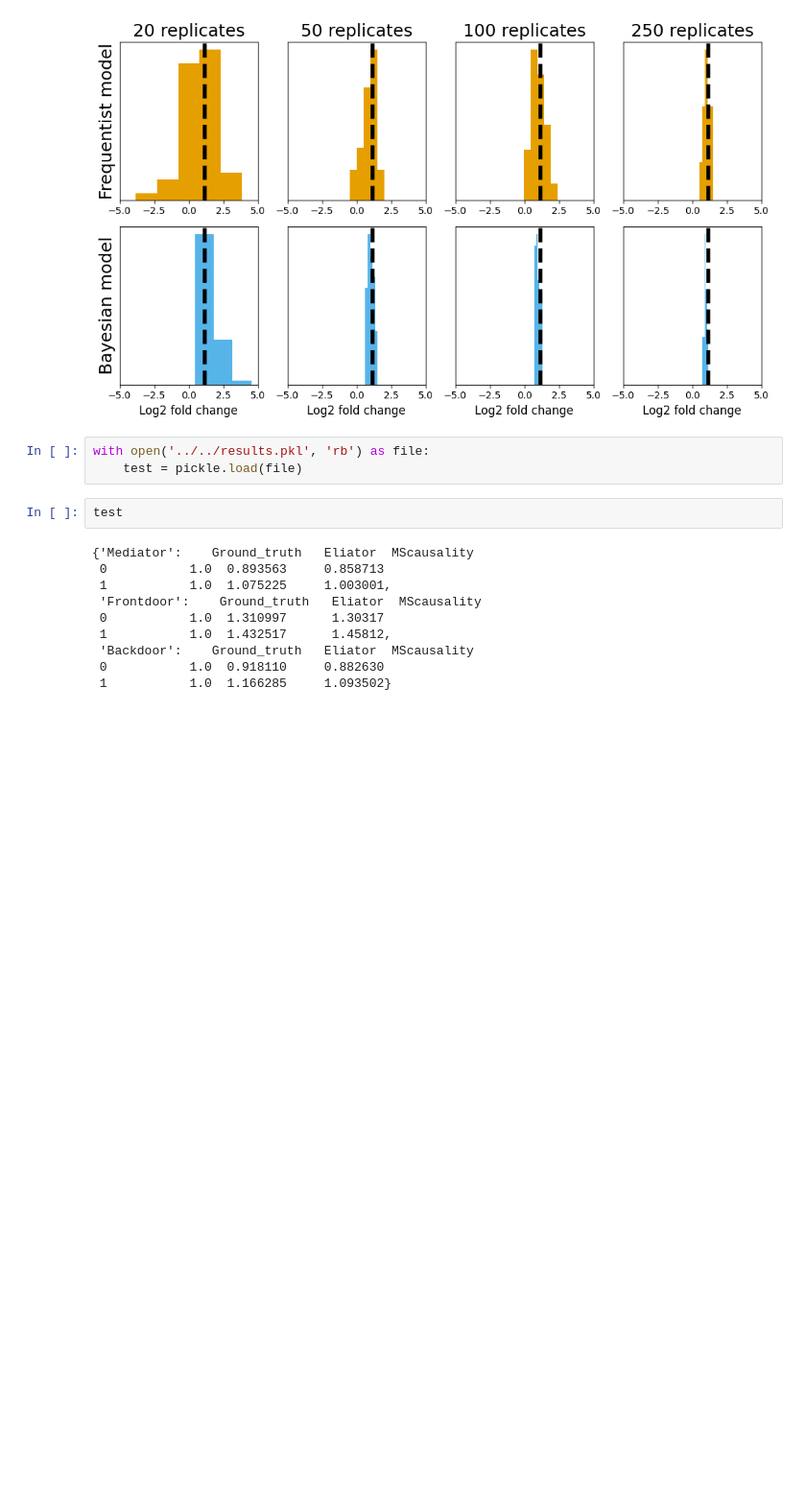
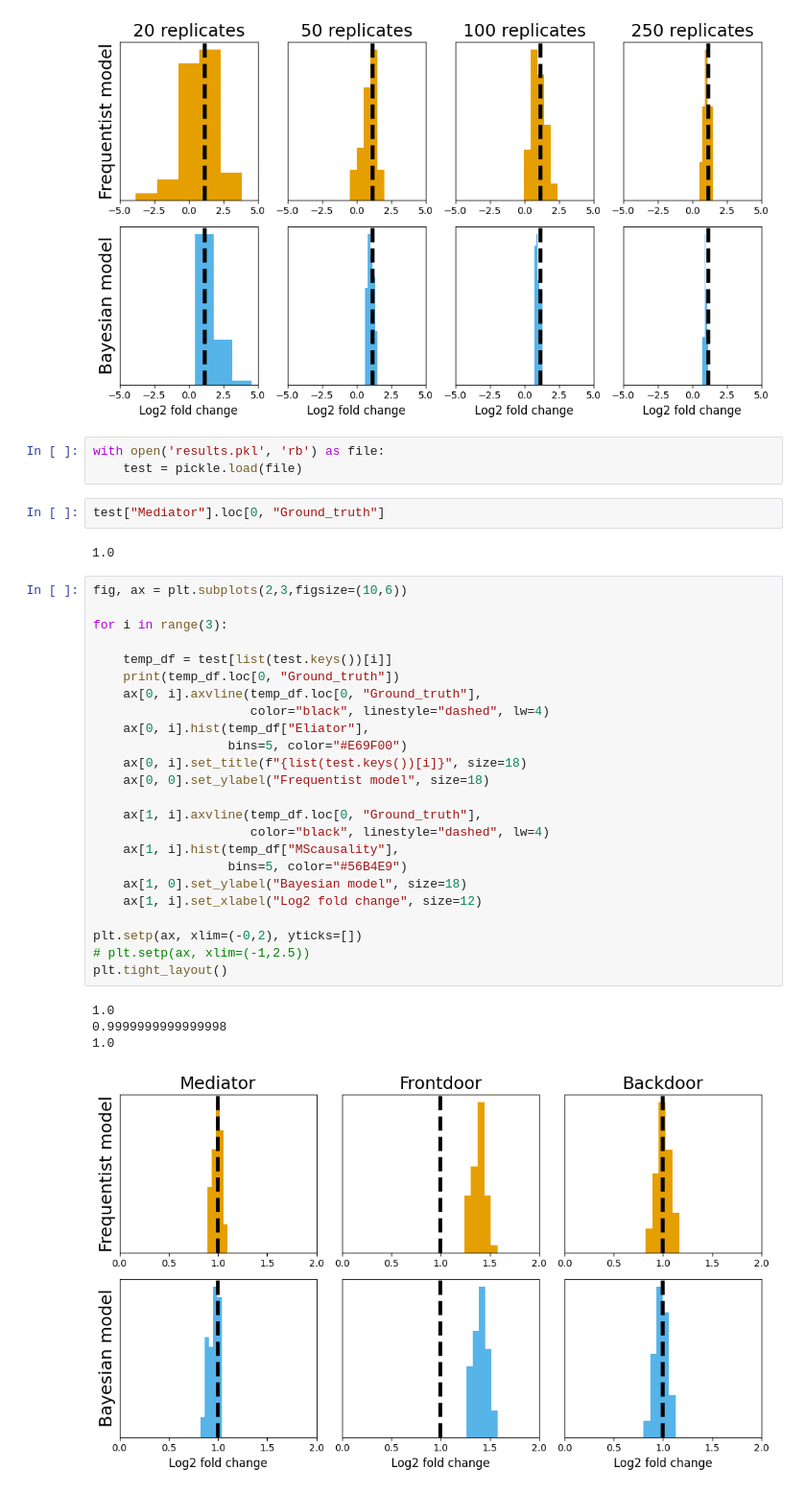
Before and after one commit to devonjkohler/Causomic, a Jupyter notebook: vignettes/methods_paper/TF_simulation.ipynb, the cells around one changed output. Shown at 96% size. Saved outputs shown, nothing was run; the diff lists cells and outputs as text; blank space fills up the shorter version.

```diff
--- a/vignettes/methods_paper/TF_simulation.ipynb
+++ b/vignettes/methods_paper/TF_simulation.ipynb
@@ -3478,17 +3478,38 @@ plt.tight_layout()
 # %% [output]
 [figure]
 # %%
-with open('../../results.pkl', 'rb') as file:
+with open('results.pkl', 'rb') as file:
     test = pickle.load(file)
-# %%
-test
-# %% [output]
-{'Mediator':    Ground_truth   Eliator  MScausality
- 0           1.0  0.893563     0.858713
- 1           1.0  1.075225     1.003001,
- 'Frontdoor':    Ground_truth   Eliator  MScausality
- 0           1.0  1.310997      1.30317
- 1           1.0  1.432517      1.45812,
- 'Backdoor':    Ground_truth   Eliator  MScausality
- 0           1.0  0.918110     0.882630
- 1           1.0  1.166285     1.093502}
+# %%
+test["Mediator"].loc[0, "Ground_truth"]
+# %% [output]
+1.0
+# %%
+fig, ax = plt.subplots(2,3,figsize=(10,6))
+
+for i in range(3):
+
+    temp_df = test[list(test.keys())[i]]
+    print(temp_df.loc[0, "Ground_truth"])
+    ax[0, i].axvline(temp_df.loc[0, "Ground_truth"],
+                     color="black", linestyle="dashed", lw=4)
+    ax[0, i].hist(temp_df["Eliator"],
+                  bins=5, color="#E69F00")
+    ax[0, i].set_title(f"{list(test.keys())[i]}", size=18)
+    ax[0, 0].set_ylabel("Frequentist model", size=18)
+
+    ax[1, i].axvline(temp_df.loc[0, "Ground_truth"],
+                     color="black", linestyle="dashed", lw=4)
+    ax[1, i].hist(temp_df["MScausality"],
+                  bins=5, color="#56B4E9")
+    ax[1, 0].set_ylabel("Bayesian model", size=18)
+    ax[1, i].set_xlabel("Log2 fold change", size=12)
+
+plt.setp(ax, xlim=(-0,2), yticks=[])
+# plt.setp(ax, xlim=(-1,2.5))
+plt.tight_layout()
+# %% [output]
+1.0
+0.9999999999999998
+1.0
+[figure, added]
```
Also changed, not shown: 2 other files.
